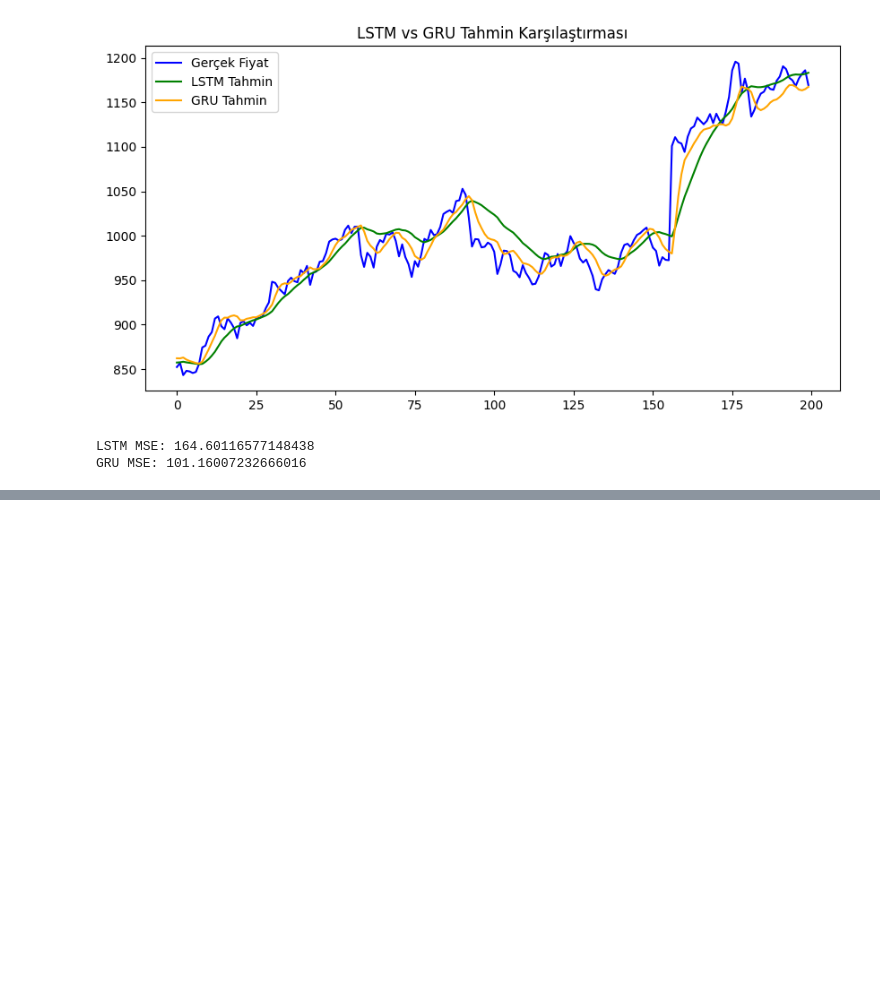
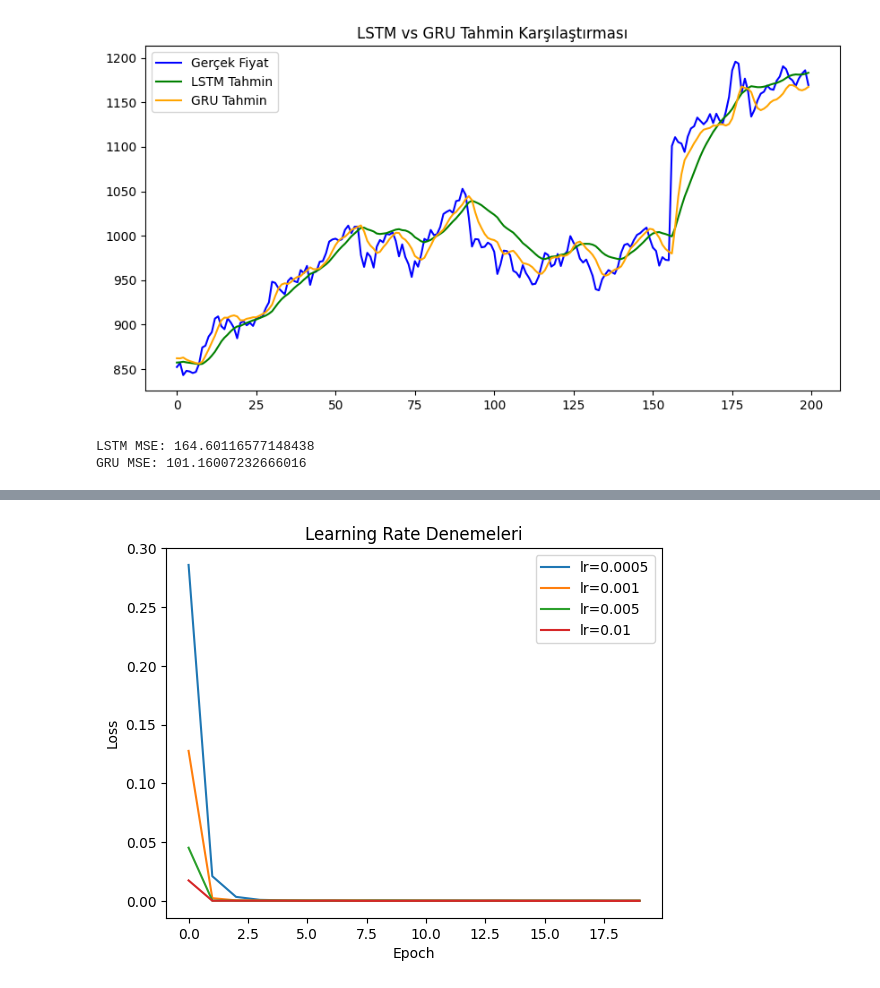
Before and after one commit to sema2817/StockPrice, a Jupyter notebook: StockPrice.ipynb, the cells around one changed output, grey strips where cells are left out. Cells and saved outputs as stored; diff of their text form; code cells hidden in the pictures; blank space fills up the shorter version.

```diff
--- a/StockPrice.ipynb
+++ b/StockPrice.ipynb
@@ -191,0 +235,26 @@ GRU MSE: 101.16007232666016
+# %%
+for lr in [0.0005, 0.001, 0.005, 0.01]:
+    print(f"\nDeneme: lr={lr}")
+    model = LSTMModel()
+    optimizer = optim.Adam(model.parameters(), lr=lr)
+    loss_values = []
+    for epoch in range(20):
+        total_loss = 0
+        for X_batch, y_batch in loader:
+            optimizer.zero_grad()
+            output = model(X_batch)
+            loss = criterion(output, y_batch)
+            loss.backward()
+            optimizer.step()
+            total_loss += loss.item()
+        avg_loss = total_loss / len(loader)
+        loss_values.append(avg_loss)
+        print(f"Epoch {epoch+1}, Avg Loss: {avg_loss:.4f}")
+    plt.plot(loss_values, label=f"lr={lr}")
+
+plt.xlabel("Epoch")
+plt.ylabel("Loss")
+plt.title("Learning Rate Denemeleri")
+plt.legend()
+plt.show()
+# %% [output]
@@ -191,0 +278 @@ GRU MSE: 101.16007232666016
+[figure, added]
```
Also changed, not shown: parts of 4 cells of this notebook.
